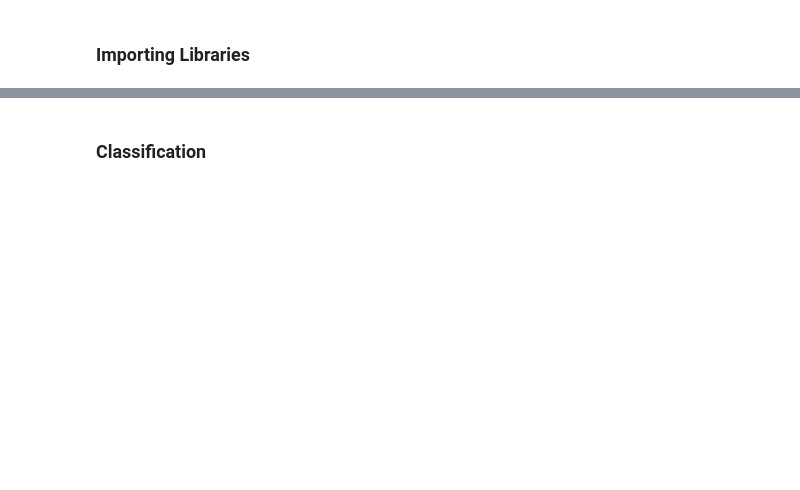
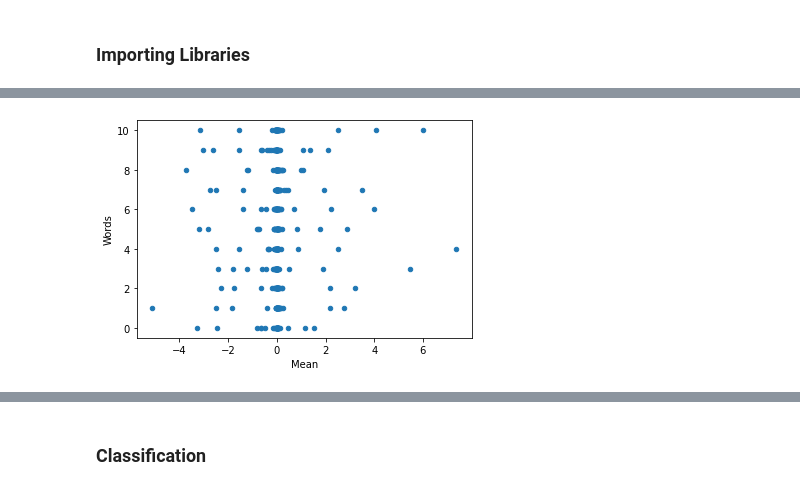
Before and after one commit to abhishekgupta3/EEG-Based-Imagined-Speech-Detection, a Jupyter notebook: Classification.ipynb, the cells around one changed output, grey strips where cells are left out. Cells and saved outputs as stored; diff of their text form; code cells hidden in the pictures; blank space fills up the shorter version.

```diff
--- a/Classification.ipynb
+++ b/Classification.ipynb
@@ -25,0 +34,5 @@ df.head(5)
+# %%
+df.plot(kind = 'scatter', x = 'Mean', y = 'Words')
+plt.show()
+# %% [output]
+[figure, added]
```
Also changed, not shown: parts of 25 cells of this notebook, 2 other files.
